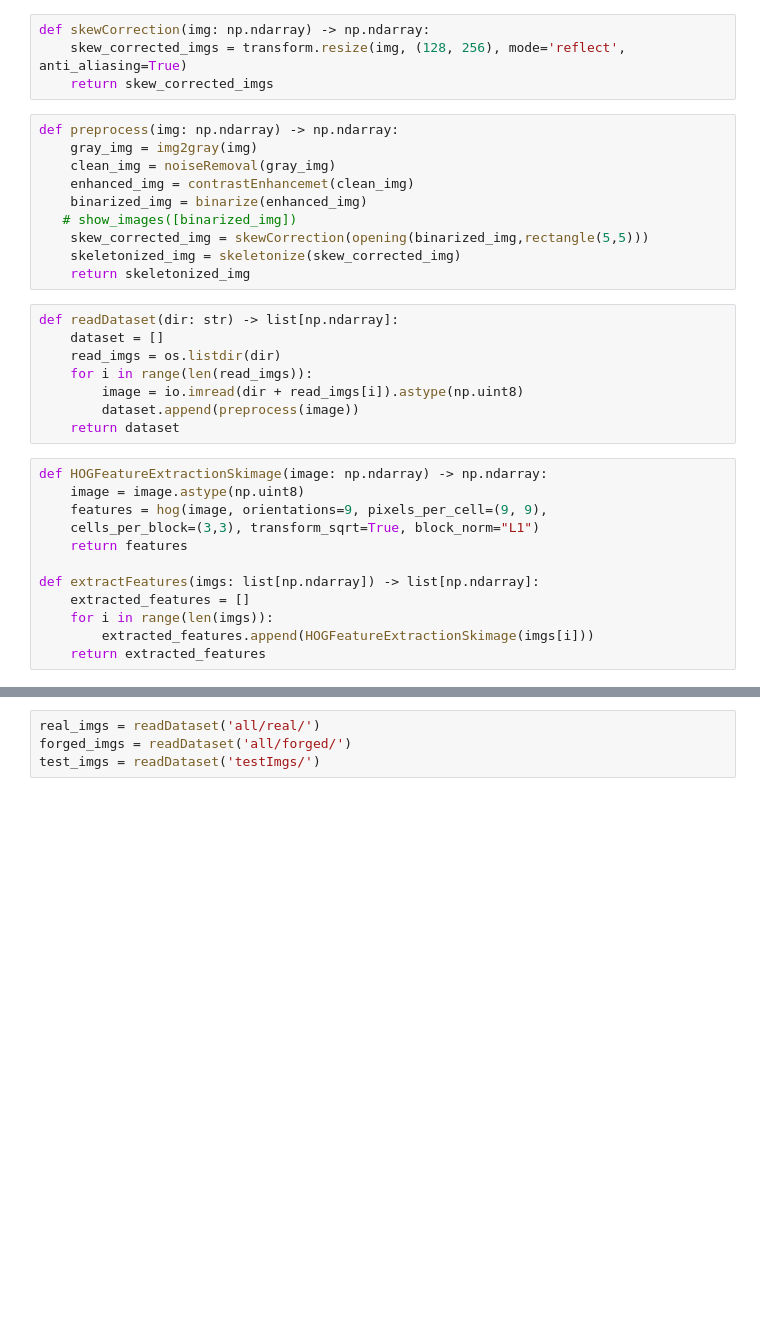
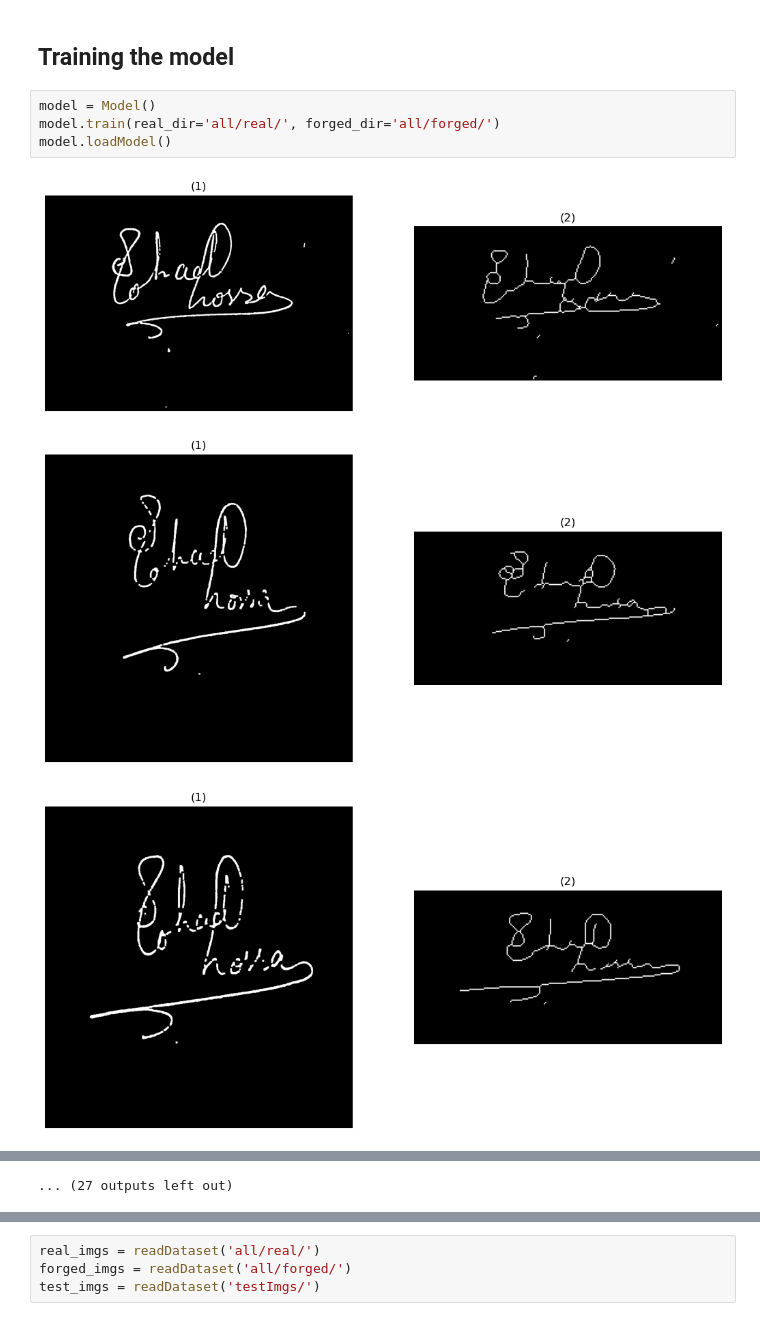
Before and after one commit to yasmin-hashem24/Signarture_verification_Image23, a Jupyter notebook: all.ipynb, the cells around one changed output, grey strips where cells are left out. Drawn from its saved outputs; the diff is of its cells as text; blank space fills up the shorter version.

```diff
--- a/all.ipynb
+++ b/all.ipynb
@@ -108,34 +5,10 @@ def binarize(img: np.ndarray) -> None:
-# %%
-def skewCorrection(img: np.ndarray) -> np.ndarray:
-    skew_corrected_imgs = transform.resize(img, (128, 256), mode='reflect', anti_aliasing=True)
-    return skew_corrected_imgs
-# %%
-def preprocess(img: np.ndarray) -> np.ndarray:
-    gray_img = img2gray(img)
-    clean_img = noiseRemoval(gray_img)
-    enhanced_img = contrastEnhancemet(clean_img)
-    binarized_img = binarize(enhanced_img)
-   # show_images([binarized_img])
-    skew_corrected_img = skewCorrection(opening(binarized_img,rectangle(5,5)))
-    skeletonized_img = skeletonize(skew_corrected_img)
-    return skeletonized_img
-# %%
-def readDataset(dir: str) -> list[np.ndarray]:
-    dataset = []
-    read_imgs = os.listdir(dir)
-    for i in range(len(read_imgs)):
-        image = io.imread(dir + read_imgs[i]).astype(np.uint8)
-        dataset.append(preprocess(image))
-    return dataset
-# %%
-def HOGFeatureExtractionSkimage(image: np.ndarray) -> np.ndarray:
-    image = image.astype(np.uint8)
-    features = hog(image, orientations=9, pixels_per_cell=(9, 9),
-    cells_per_block=(3,3), transform_sqrt=True, block_norm="L1")
-    return features
-
-def extractFeatures(imgs: list[np.ndarray]) -> list[np.ndarray]:
-    extracted_features = []
-    for i in range(len(imgs)):
-        extracted_features.append(HOGFeatureExtractionSkimage(imgs[i]))
-    return extracted_features
+# %% [markdown]
+## Training the model
+# %%
+model = Model()
+model.train(real_dir='all/real/', forged_dir='all/forged/')
+model.loadModel()
+# %% [output]
+[figure, added]
+[figure, added]
+[figure, added]
@@ -141,0 +24 @@ def extractFeatures(imgs: list[np.ndarray]) -> list[np.ndarray]:
+... (27 outputs left out)
```
Also changed, not shown: parts of 11 cells of this notebook, 8 other files.
